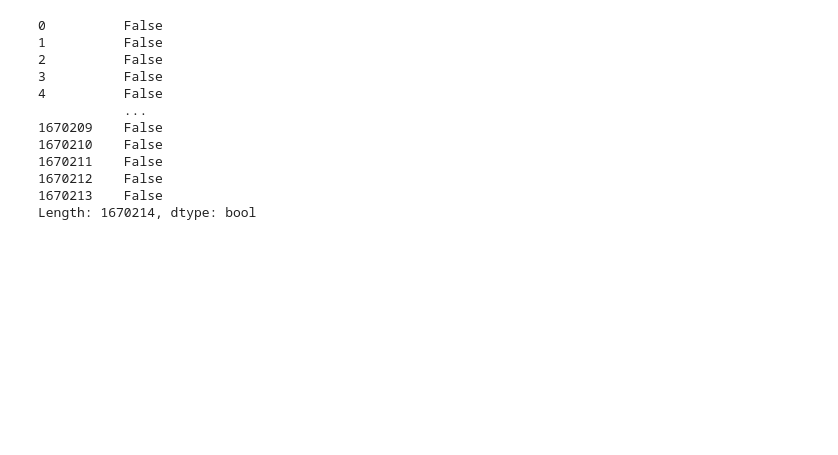
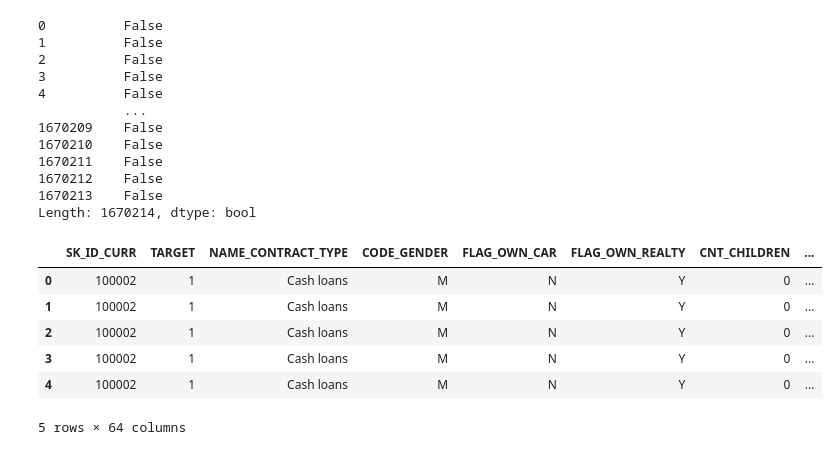
Before and after one commit to justinm329/Home_Credit_Risk, a Jupyter notebook: Credit_Risk.ipynb, the cells around one changed output. Saved outputs shown, nothing was run; the diff lists cells and outputs as text; code cells hidden in the pictures; blank space fills up the shorter version.

```diff
--- a/Credit_Risk.ipynb
+++ b/Credit_Risk.ipynb
@@ -21,3 +21,10 @@ installment = pd.read_csv(Path("../Data/Home_Credit_Risk/home_credit_default_ris
 pos_cash = pd.read_csv(Path("../Data/Home_Credit_Risk/home_credit_default_risk/POS_CASH_balance.csv"))
 previous_app = pd.read_csv(Path("../Data/Home_Credit_Risk/home_credit_default_risk/previous_application.csv"))
 app_test = pd.read_csv(Path("../Data/Home_Credit_Risk/home_credit_default_risk/previous_application.csv"))
+# %%
+def obtain_nulls(dataframe):
+    null_values = []
+    for i in app_train:
+        if app_train[i].isnull().sum() > 100:
+            null_values.append(i)
+    return null_values
@@ -228,0 +260,2 @@ cleaned_app_train.head()
+# %%
+cleaned_app_train['SK_ID_CURR'] = cleaned_app_train['SK_ID_CURR'].astype("string")
@@ -461,0 +536,2 @@ bureau
+# %%
+bureau['SK_ID_CURR'] = bureau['SK_ID_CURR'].astype("string")
@@ -787,5 +871,15 @@ Length: 1670214, dtype: bool
 # %%
 # I now need to merge the csv files to make one data frame
 merge_1 = pd.merge(cleaned_app_train, bureau, on = "SK_ID_CURR", how = "left")
+# %%
+merge_1.head()
+# %% [output]
+|  | SK_ID_CURR | TARGET | NAME_CONTRACT_TYPE | CODE_GENDER | FLAG_OWN_CAR | FLAG_OWN_REALTY | CNT_CHILDREN | ... |
+| 0 | 100002 | 1 | Cash loans | M | N | Y | 0 | ... |
+| 1 | 100002 | 1 | Cash loans | M | N | Y | 0 | ... |
+| 2 | 100002 | 1 | Cash loans | M | N | Y | 0 | ... |
+| 3 | 100002 | 1 | Cash loans | M | N | Y | 0 | ... |
+| 4 | 100002 | 1 | Cash loans | M | N | Y | 0 | ... |
+5 rows × 64 columns
 # %%
 merge_2 = pd.merge(merge_1, cc_balance, on = "SK_ID_CURR", how = "left")
```
Also changed, not shown: parts of 18 cells of this notebook.
